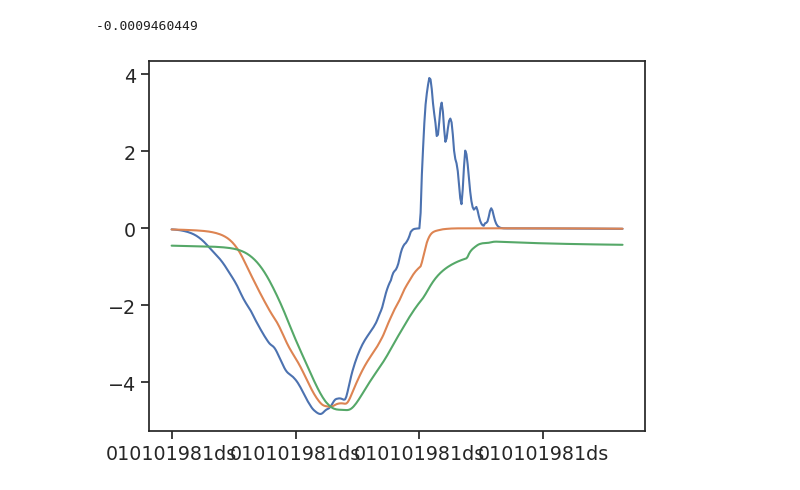
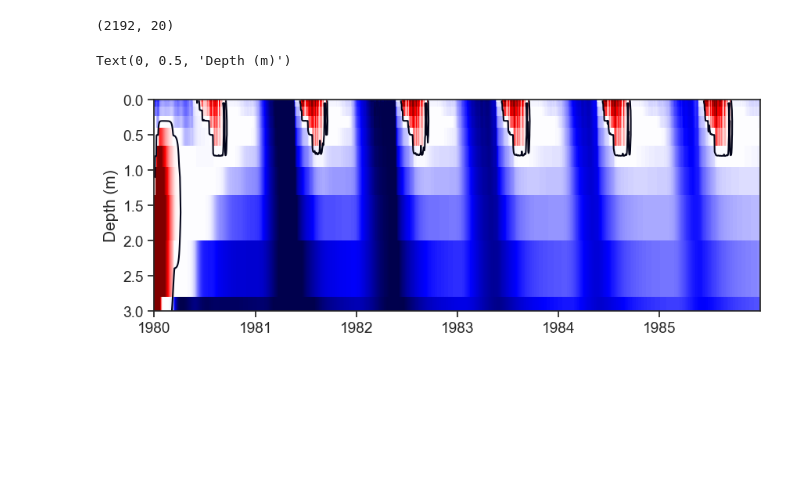
Before and after one commit to wk1984/ECOSYS, a Jupyter notebook: python_scripts/STEP01_check_results.ipynb, the cells around one changed output. Drawn from its saved outputs; the diff is of its cells as text; code cells hidden in the pictures; blank space fills up the shorter version.

```diff
--- a/python_scripts/STEP01_check_results.ipynb
+++ b/python_scripts/STEP01_check_results.ipynb
@@ -23,0 +23,27 @@ out_ds = pd.read_csv(os.path.join(workdir, '01981ds'), delim_whitespace=True)
+# %%
+for i, yr in enumerate([1980, 1981, 1982, 1983, 1984, 1985]):
+
+    dump0 = pd.read_csv(os.path.join(workdir, '01010'+str(yr)+'da'), delim_whitespace=True, index_col = 1, date_format = "%d%m%Y")
+    dump1 = pd.read_csv(os.path.join(workdir, '01010'+str(yr)+'ds'), delim_whitespace=True, index_col = 1, date_format = "%d%m%Y")
+
+    if i ==0 :
+
+        out_da = dump0.copy()
+        out_ds = dump1.copy()
+
+    else:
+
+        out_da = pd.concat([out_da, dump0])
+        out_ds = pd.concat([out_ds, dump1])
+
+    print(i, yr)
+
+    TSOIL0 = dump1[['TEMP_1', 'TEMP_2', 'TEMP_3', 'TEMP_4', 'TEMP_5', 'TEMP_6', 'TEMP_7',
+       'TEMP_8', 'TEMP_9', 'TEMP_10', 'TEMP_11', 'TEMP_12', 'TEMP_13',
+       'TEMP_14', 'TEMP_15', 'TEMP_16', 'TEMP_17', 'TEMP_18', 'TEMP_19',
+       'TEMP_20']].values
+
+    plt.plot(TSOIL0[0:, ].mean(axis=0), Depth, label = str(yr))
+
+plt.ylim([40, 0])
+plt.legend()
@@ -45,10 +80,20 @@ Index(['DOY', 'DATE', 'HOUR', 'SOL_RADN', 'AIR_TEMP', 'HUM', 'WIND', 'PREC',
       dtype='object')
+# %%
+
+TSOIL = out_ds[['TEMP_1', 'TEMP_2', 'TEMP_3', 'TEMP_4', 'TEMP_5', 'TEMP_6', 'TEMP_7',
+       'TEMP_8', 'TEMP_9', 'TEMP_10', 'TEMP_11', 'TEMP_12', 'TEMP_13',
+       'TEMP_14', 'TEMP_15', 'TEMP_16', 'TEMP_17', 'TEMP_18', 'TEMP_19',
+       'TEMP_20']].values
+
+print(TSOIL.shape)
+# %% [output]
+(2192, 20)
 # %%
-out_ds['TEMP_6'].plot()
-out_ds['TEMP_7'].plot()
-out_ds['TEMP_8'].plot()
-
-out_ds['TEMP_7'].max()
+plt.figure(figsize=[10,3.5])
+plt.pcolormesh(out_ds.index, Depth, TSOIL.T, cmap = 'seismic', vmax=15, vmin=-15)
+plt.contour(out_ds.index, Depth, TSOIL.T, [0])
+plt.ylim([3, 0])
+plt.ylabel('Depth (m)')
 # %% [output]
--0.0009460449
+Text(0, 0.5, 'Depth (m)')
-[figure, old version]
+[figure, new version]
```
Also changed, not shown: parts of 8 cells of this notebook.
